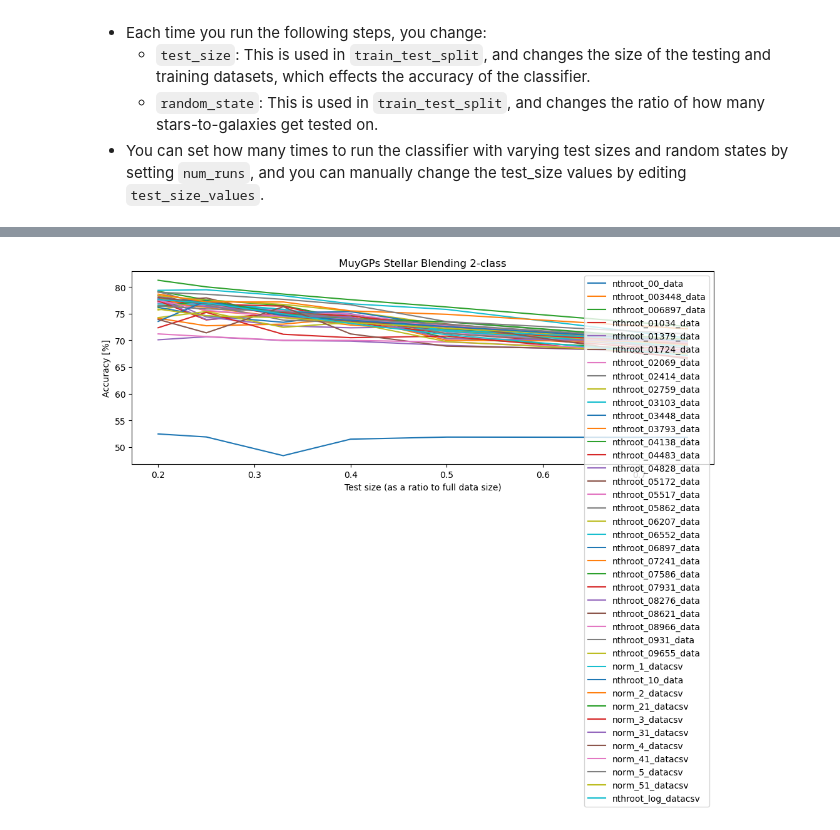
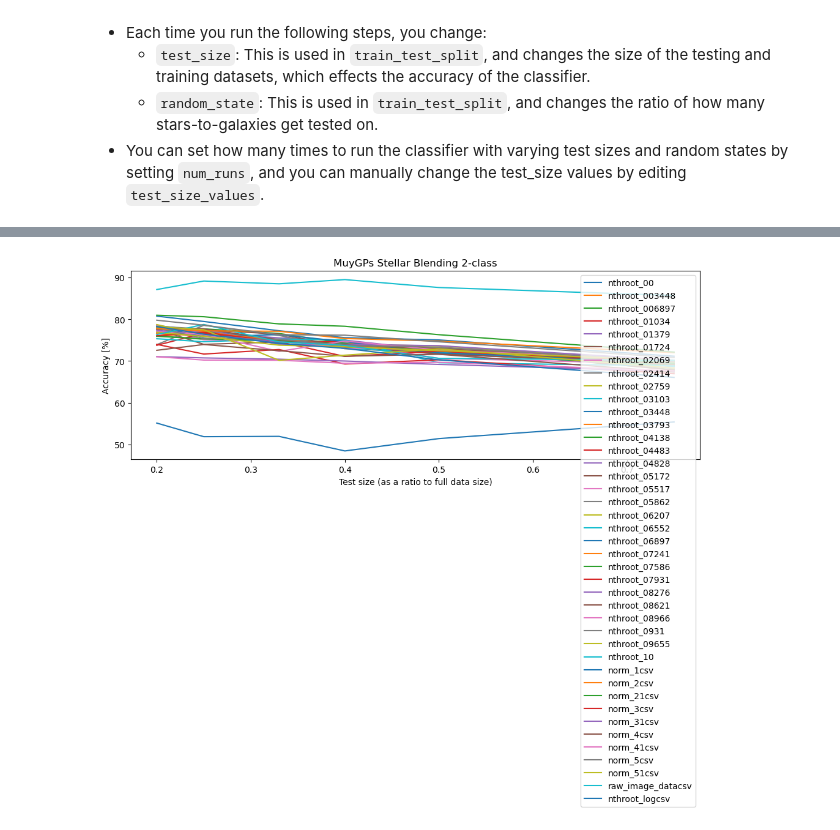
Before and after one commit to cae0027/Stellar-Blends, a Jupyter notebook: ce/stellar_blends_muygps_classification.ipynb, the cells around one changed output, grey strips where cells are left out. Saved outputs shown, nothing was run; the diff lists cells and outputs as text; code cells hidden in the pictures.

Commit message:
retrained including raw image data

```diff
--- a/ce/stellar_blends_muygps_classification.ipynb
+++ b/ce/stellar_blends_muygps_classification.ipynb
@@ -30,7 +30,7 @@ No GPU/TPU found, falling back to CPU. (Set TF_CPP_MIN_LOG_LEVEL=0 and rerun for
 from glob import glob
 
 # read normalized data csv file names from the data directory
-norm_data_names = glob('../data/data-norm/*.csv')
+norm_data_names = glob('../data/data-norm/max-only/*.csv')
 # get rid of "../data/data-norm/"
 norm_data_names = [name.split('/')[-1] for name in norm_data_names]
 # norm_data_names[:10]
@@ -104,7 +104,7 @@ k_kwargs_mattern= { "kernel": Matern(
          }
 # %%
 for path in norm_data_names:
-    path1 = '../data/data-norm/' + path
+    path1 = '../data/data-norm/max-only/' + path
     data = pd.read_csv(path1,na_values='-')
     data.fillna(0,inplace=True)
     data_label = ''.join(path.split('.')[:2])
@@ -208,7 +208,7 @@ accuracies = pd.DataFrame({'test_size': test_size_values})
 pbar = tqdm(total=len(norm_data_names)*num_runs*len(test_size_values), desc='Running classifier', leave=True)
 
 for path in norm_data_names:
-    path1 = '../data/data-norm/' + path
+    path1 = '../data/data-norm/max-only/' + path
     data = pd.read_csv(path1,na_values='-')
     data.fillna(0,inplace=True)
     data_label = ''.join(path.split('.')[:2])
@@ -343,20 +375,20 @@ Data point [100.] is not unique. 10 duplicates registered. Continuing ...
 # %%
 plt.figure(figsize=(12,4))
 
 for path in norm_data_names:
-    path1 = '../data/data-norm/' + path
+    path1 = '../data/data-norm/max-only/' + path
     data = pd.read_csv(path1,na_values='-')
     data.fillna(0,inplace=True)
     data_label = ''.join(path.split('.')[:2])
     # data_label = 'Normalized {} {}'.format(*path.split('_')[:2])
     plt.plot(accuracies['test_size'].values, accuracies[data_label].values, label=data_label)
 
 plt.title("MuyGPs Stellar Blending 2-class")
 plt.legend(fontsize=10)
 plt.tick_params(labelsize=10)
 plt.xlabel("Test size (as a ratio to full data size)", fontsize=10)
 plt.ylabel("Accuracy [%]", fontsize=10)
 plt.savefig("muygps_.png")
 plt.show()
 # %% [output]
-[figure, old version]
+[figure, new version]
```
Also changed, not shown: parts of 4 cells of this notebook.
